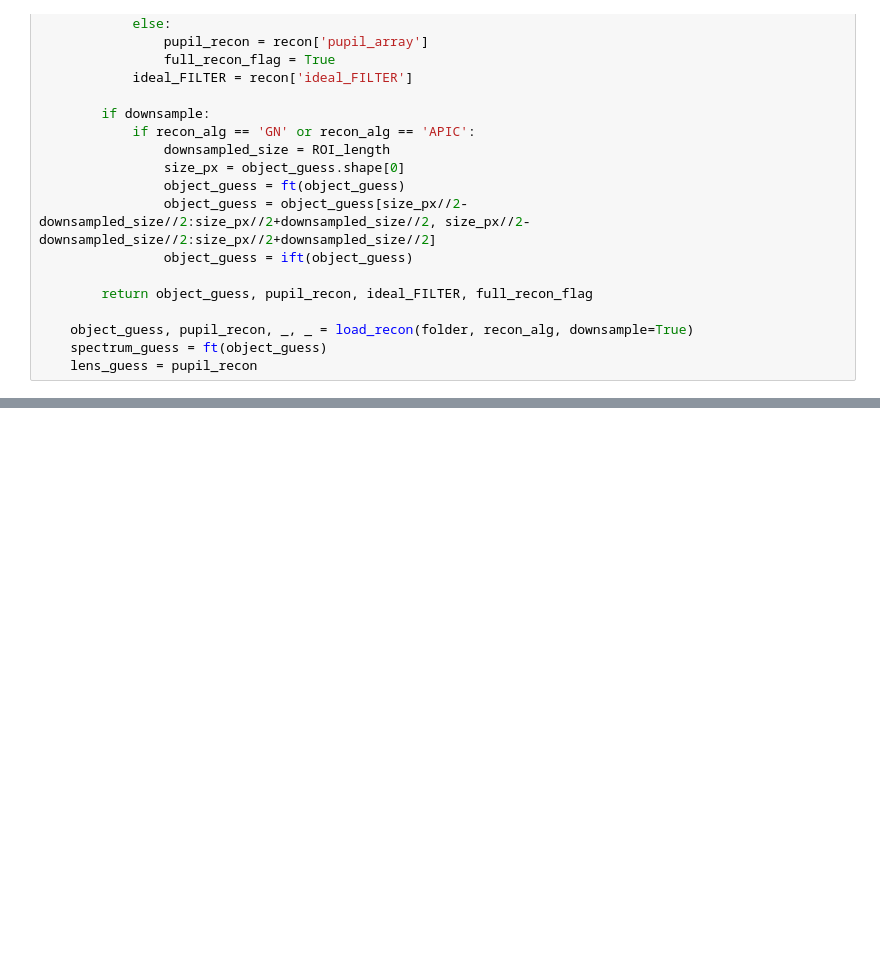
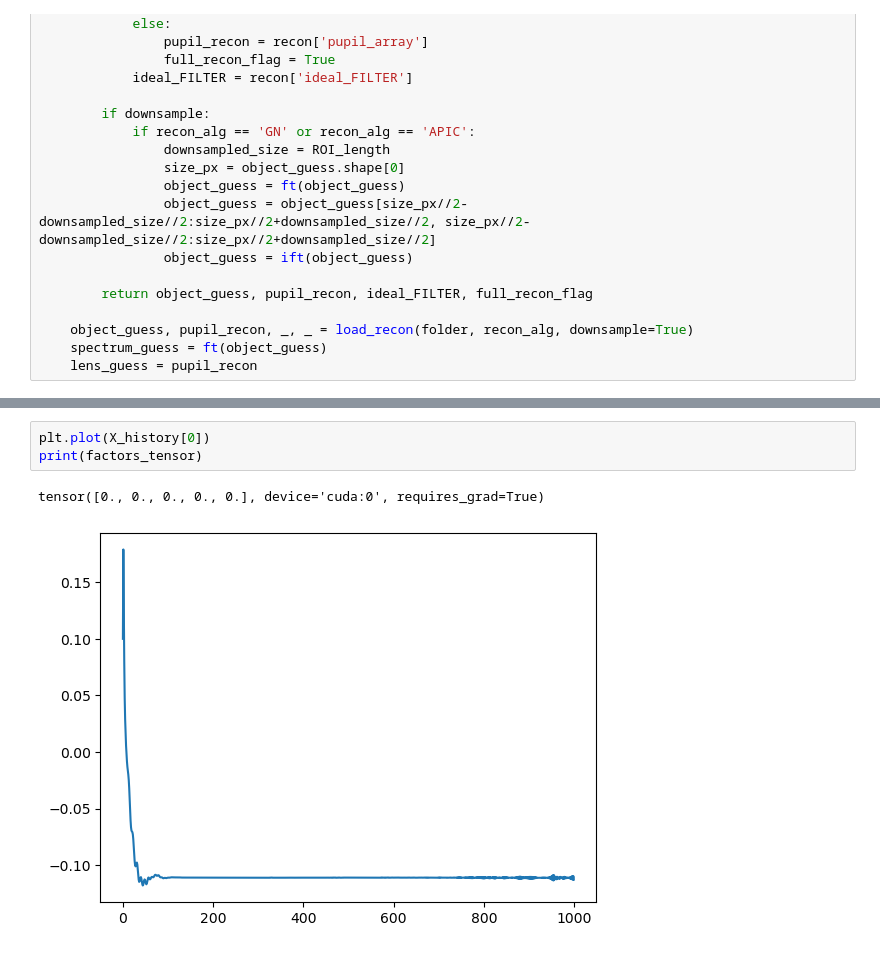
Before and after one commit to ArianaGu/EUV_FPM, a Jupyter notebook: torch_fp_recon.ipynb, the cells around one changed output, grey strips where cells are left out. Cells and saved outputs as stored; diff of their text form; blank space fills up the shorter version.

```diff
--- a/torch_fp_recon.ipynb
+++ b/torch_fp_recon.ipynb
@@ -492,3 +614,9 @@ plot_recon(spectrum_tensor)
+# %%
+plt.plot(X_history[0])
+print(factors_tensor)
+# %% [output]
+tensor([0., 0., 0., 0., 0.], device='cuda:0', requires_grad=True)
+[figure, added]
 # %%
 print(losses[0])
 print(losses[-1])
```
Also changed, not shown: parts of 6 cells of this notebook.
